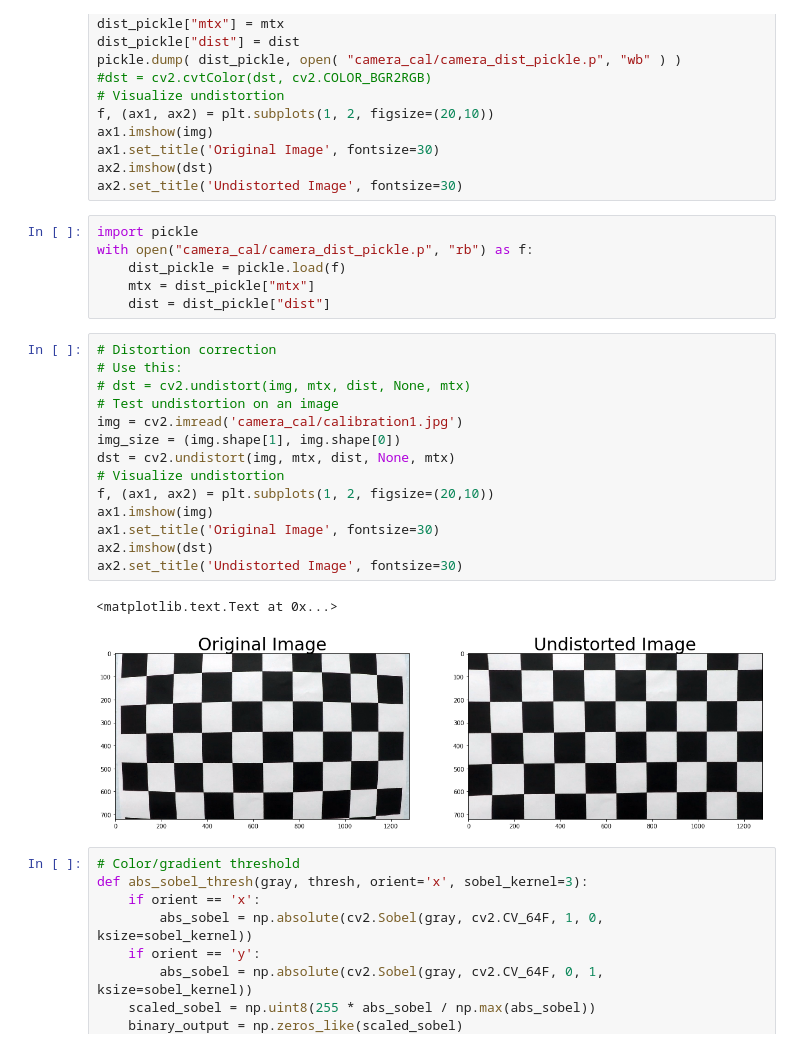
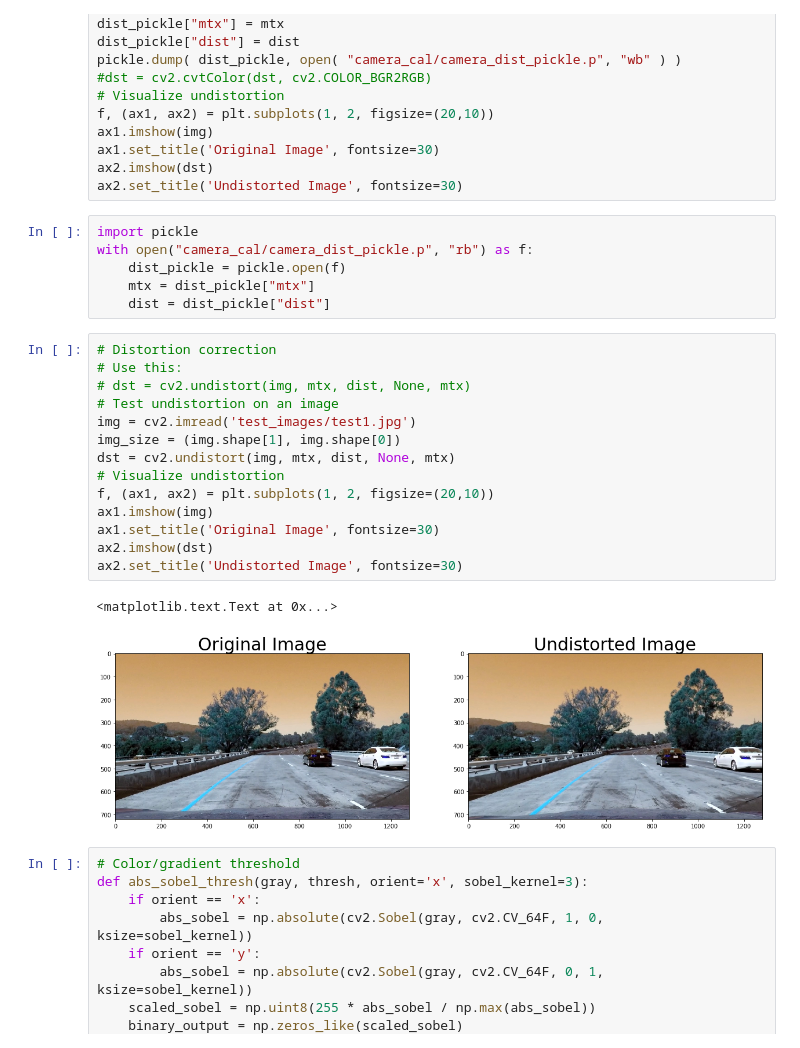
Before and after one commit to adelsam/CarND-Advanced-Lane-Lines, a Jupyter notebook: Lane Finding.ipynb, the cells around one changed output. Saved outputs shown, nothing was run; the diff lists cells and outputs as text.

Commit message:
undist example image

```diff
--- a/Lane Finding.ipynb
+++ b/Lane Finding.ipynb
@@ -82,26 +82,26 @@ ax2.set_title('Undistorted Image', fontsize=30)
 # %%
 import pickle
 with open("camera_cal/camera_dist_pickle.p", "rb") as f:
-    dist_pickle = pickle.load(f)
+    dist_pickle = pickle.open(f)
     mtx = dist_pickle["mtx"]
     dist = dist_pickle["dist"]
 # %%
 # Distortion correction
 # Use this:
 # dst = cv2.undistort(img, mtx, dist, None, mtx)
 # Test undistortion on an image
-img = cv2.imread('camera_cal/calibration1.jpg')
+img = cv2.imread('test_images/test1.jpg')
 img_size = (img.shape[1], img.shape[0])
 dst = cv2.undistort(img, mtx, dist, None, mtx)
 # Visualize undistortion
 f, (ax1, ax2) = plt.subplots(1, 2, figsize=(20,10))
 ax1.imshow(img)
 ax1.set_title('Original Image', fontsize=30)
 ax2.imshow(dst)
 ax2.set_title('Undistorted Image', fontsize=30)
 # %% [output]
 <matplotlib.text.Text at 0x...>
-[figure, old version]
+[figure, new version]
 # %%
 # Color/gradient threshold
 def abs_sobel_thresh(gray, thresh, orient='x', sobel_kernel=3):
```
Also changed, not shown: 1 other file.
